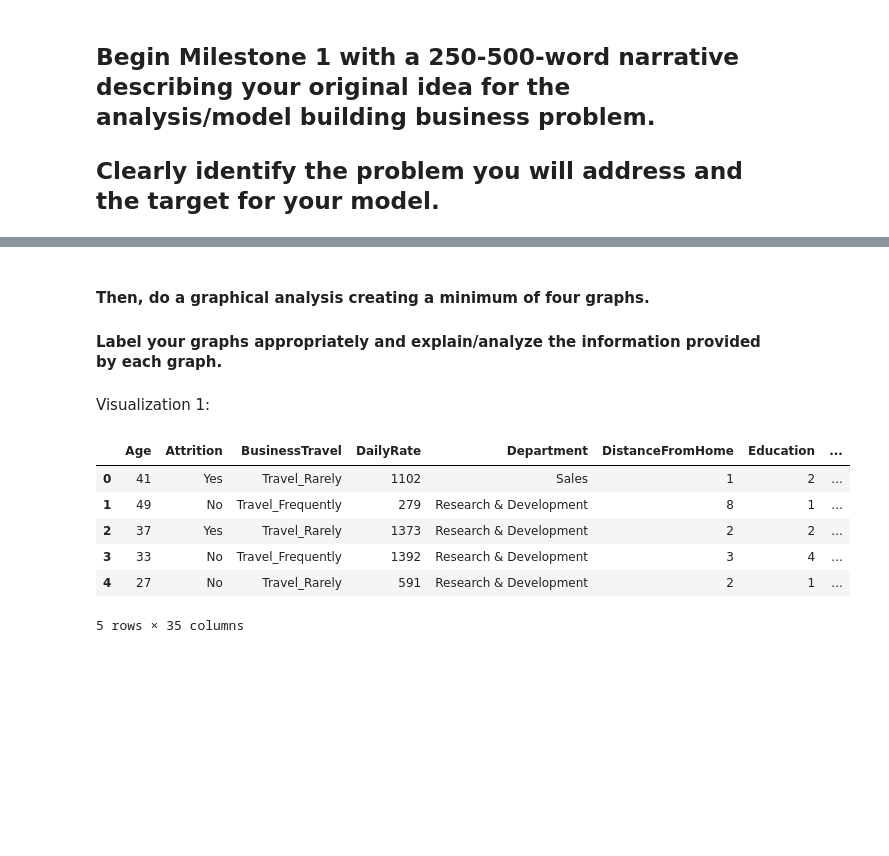
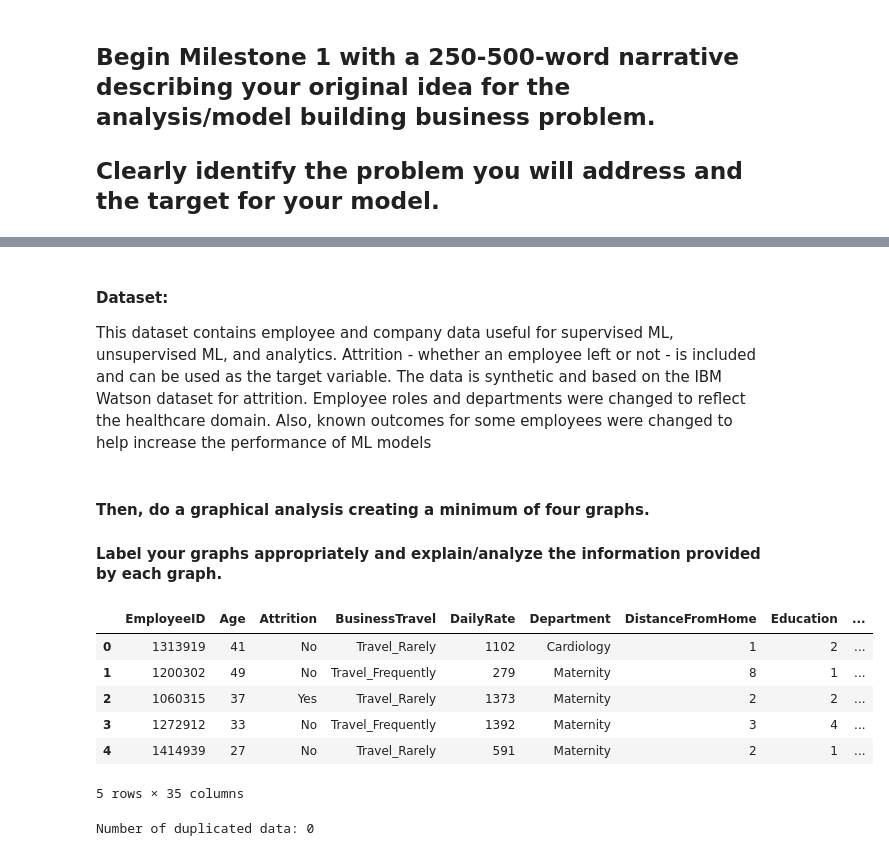
Before and after one commit to JoshuaShepard87/DSC550, a Jupyter notebook: JoshuaBurdenAssignment6-2.ipynb, the cells around one changed output, grey strips where cells are left out. Saved outputs shown, nothing was run; the diff lists cells and outputs as text; code cells hidden in the pictures; blank space fills up the shorter version.

```diff
--- a/JoshuaBurdenAssignment6-2.ipynb
+++ b/JoshuaBurdenAssignment6-2.ipynb
@@ -26,6 +20,8 @@
+# %% [markdown]
+#### Dataset:
+This dataset contains employee and company data useful for supervised ML, unsupervised ML, and analytics. Attrition - whether an employee left or not - is included and can be used as the target variable.
+The data is synthetic and based on the IBM Watson dataset for attrition. Employee roles and departments were changed to reflect the healthcare domain. Also, known outcomes for some employees were changed to help increase the performance of ML models
 # %% [markdown]
 
 #### Then, do a graphical analysis creating a minimum of four graphs.
 #### Label your graphs appropriately and explain/analyze the information provided by each graph.
-# %% [markdown]
-Visualization 1:
@@ -34,11 +34,15 @@ import pandas as pd
 # %%
-data_df = pd.read_csv('./DATA/HR Employee Attrition.csv')
+data_df = pd.read_csv('./DATA/watson_healthcare_modified.csv')
 data_df.head()
 # %% [output]
-|  | Age | Attrition | BusinessTravel | DailyRate | Department | DistanceFromHome | Education | ... |
-| 0 | 41 | Yes | Travel_Rarely | 1102 | Sales | 1 | 2 | ... |
-| 1 | 49 | No | Travel_Frequently | 279 | Research & Development | 8 | 1 | ... |
-| 2 | 37 | Yes | Travel_Rarely | 1373 | Research & Development | 2 | 2 | ... |
-| 3 | 33 | No | Travel_Frequently | 1392 | Research & Development | 3 | 4 | ... |
-| 4 | 27 | No | Travel_Rarely | 591 | Research & Development | 2 | 1 | ... |
+|  | EmployeeID | Age | Attrition | BusinessTravel | DailyRate | Department | DistanceFromHome | Education | ... |
+| 0 | 1313919 | 41 | No | Travel_Rarely | 1102 | Cardiology | 1 | 2 | ... |
+| 1 | 1200302 | 49 | No | Travel_Frequently | 279 | Maternity | 8 | 1 | ... |
+| 2 | 1060315 | 37 | Yes | Travel_Rarely | 1373 | Maternity | 2 | 2 | ... |
+| 3 | 1272912 | 33 | No | Travel_Frequently | 1392 | Maternity | 3 | 4 | ... |
+| 4 | 1414939 | 27 | No | Travel_Rarely | 591 | Maternity | 2 | 1 | ... |
 5 rows × 35 columns
+# %%
+print("Number of duplicated data: "+str(data_df.duplicated().sum()))
+# %% [output]
+Number of duplicated data: 0
```
Also changed, not shown: parts of 26 cells of this notebook, 1 other file.
